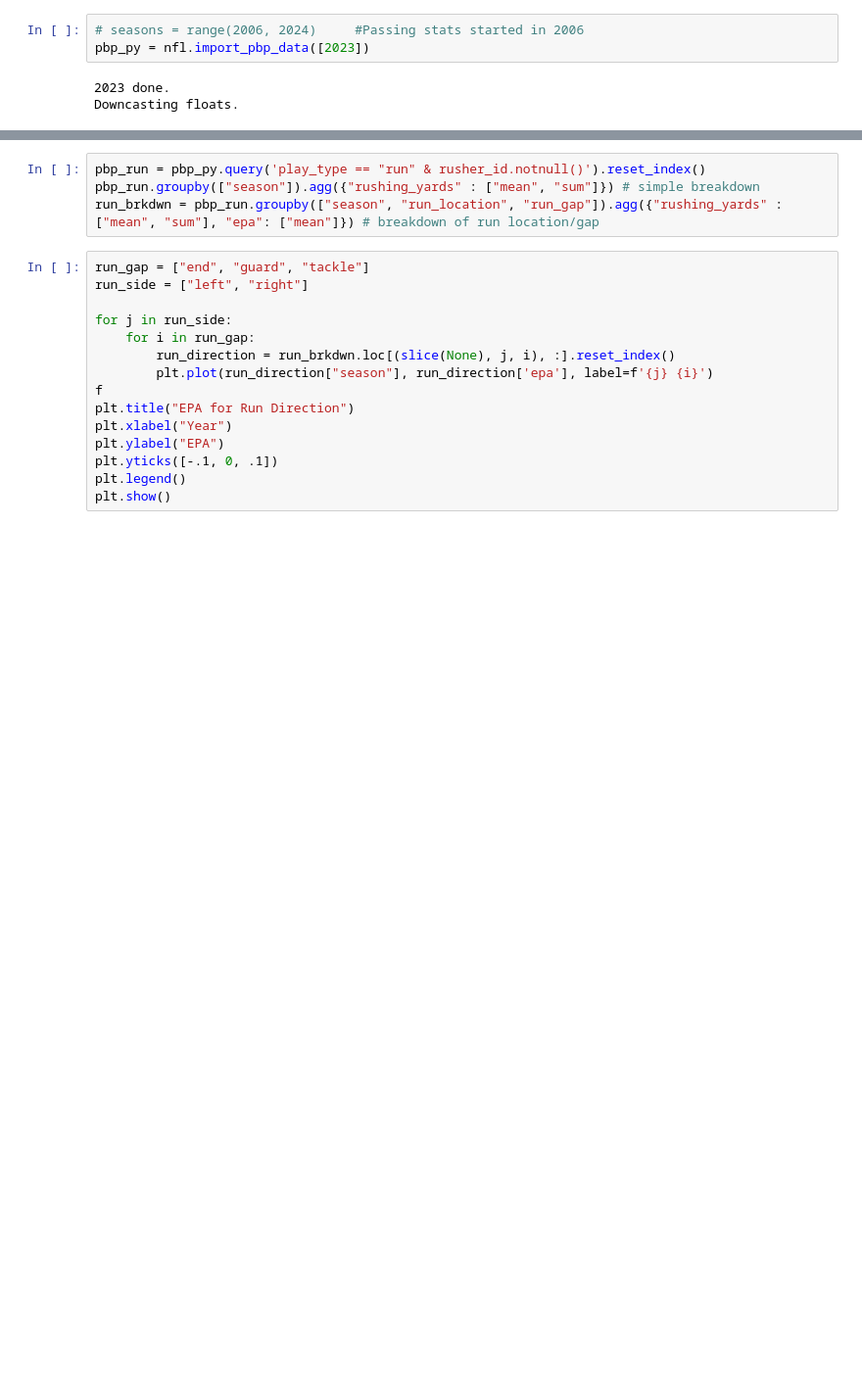
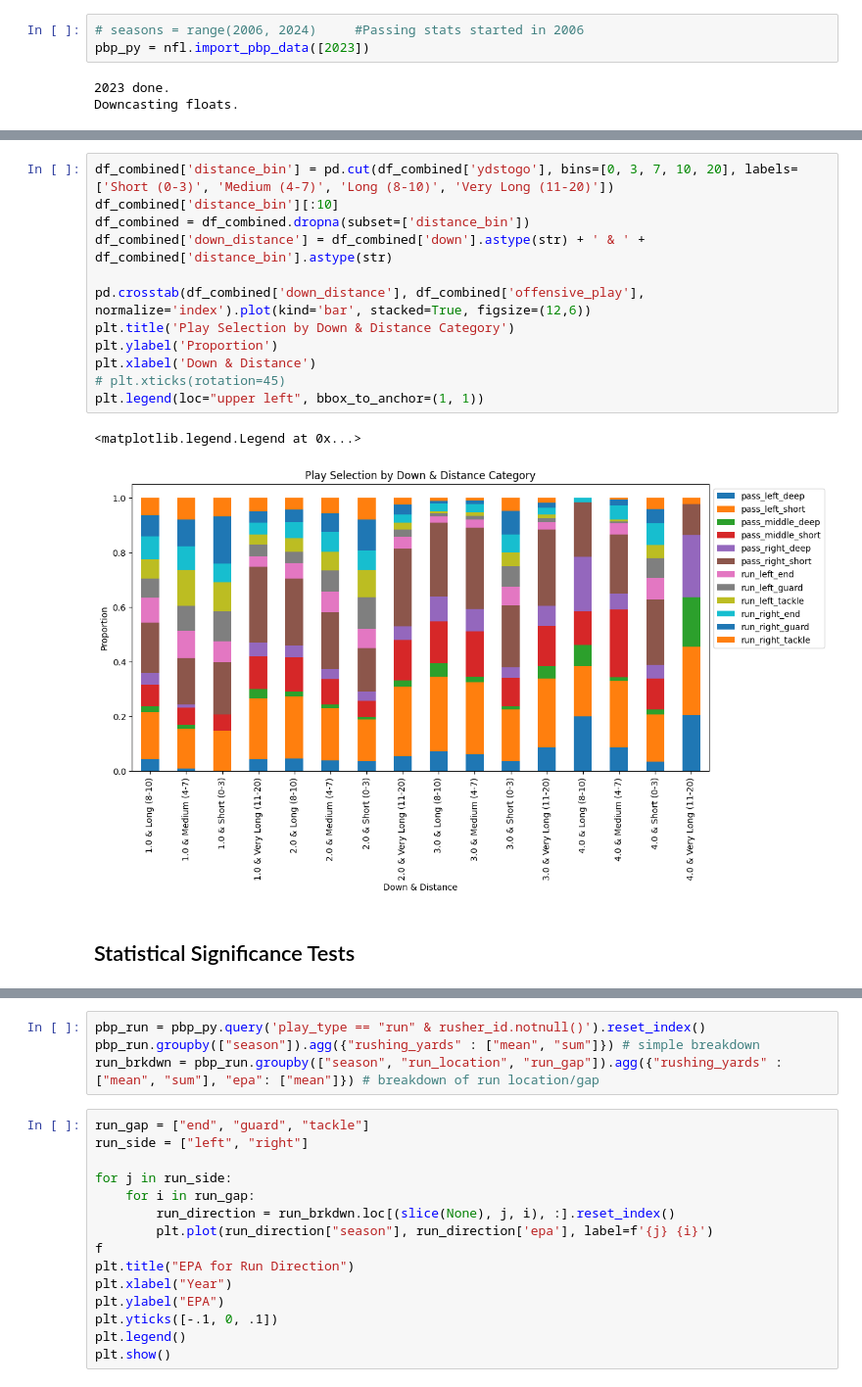
Before and after one commit to abonsted/CS426_Project, a Jupyter notebook: prelim_data_analysis.ipynb, the cells around one changed output, grey strips where cells are left out. Shown at 98% size. Saved outputs shown, nothing was run; the diff lists cells and outputs as text; blank space fills up the shorter version.

```diff
--- a/data.ipynb
+++ b/prelim_data_analysis.ipynb
@@ -34,0 +71,17 @@ defense_coverage_type
+# %%
+df_combined['distance_bin'] = pd.cut(df_combined['ydstogo'], bins=[0, 3, 7, 10, 20], labels=['Short (0-3)', 'Medium (4-7)', 'Long (8-10)', 'Very Long (11-20)'])
+df_combined['distance_bin'][:10]
+df_combined = df_combined.dropna(subset=['distance_bin'])
+df_combined['down_distance'] = df_combined['down'].astype(str) + ' & ' + df_combined['distance_bin'].astype(str)
+
+pd.crosstab(df_combined['down_distance'], df_combined['offensive_play'], normalize='index').plot(kind='bar', stacked=True, figsize=(12,6))
+plt.title('Play Selection by Down & Distance Category')
+plt.ylabel('Proportion')
+plt.xlabel('Down & Distance')
+# plt.xticks(rotation=45)
+plt.legend(loc="upper left", bbox_to_anchor=(1, 1))
+# %% [output]
+<matplotlib.legend.Legend at 0x...>
+[figure, added]
+# %% [markdown]
+<h2>Statistical Significance Tests</h2>
```
Also changed, not shown: parts of 10 cells of this notebook.
